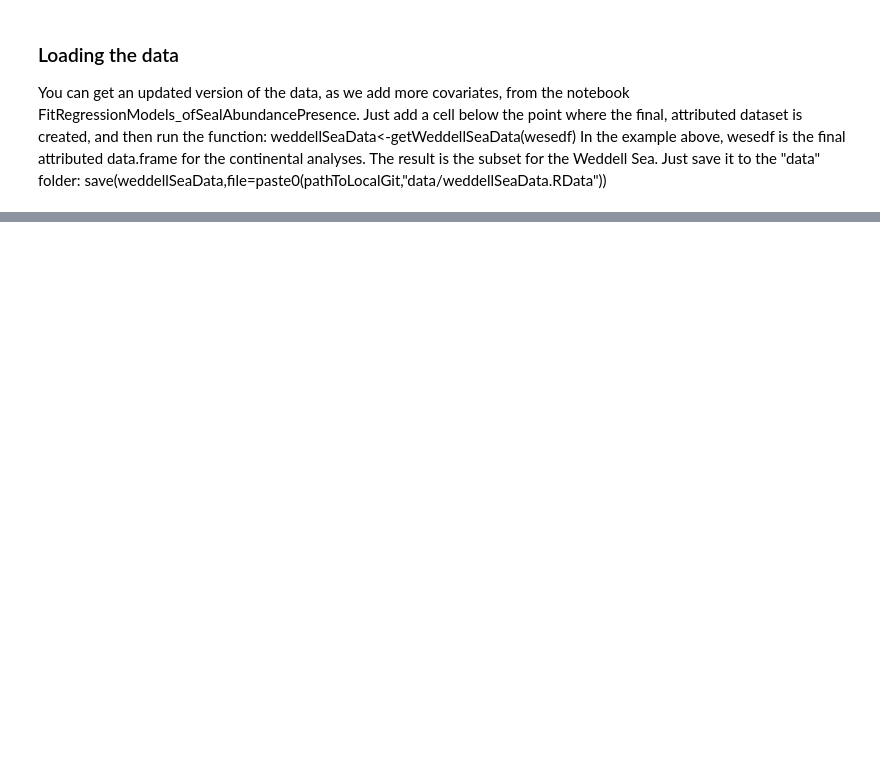
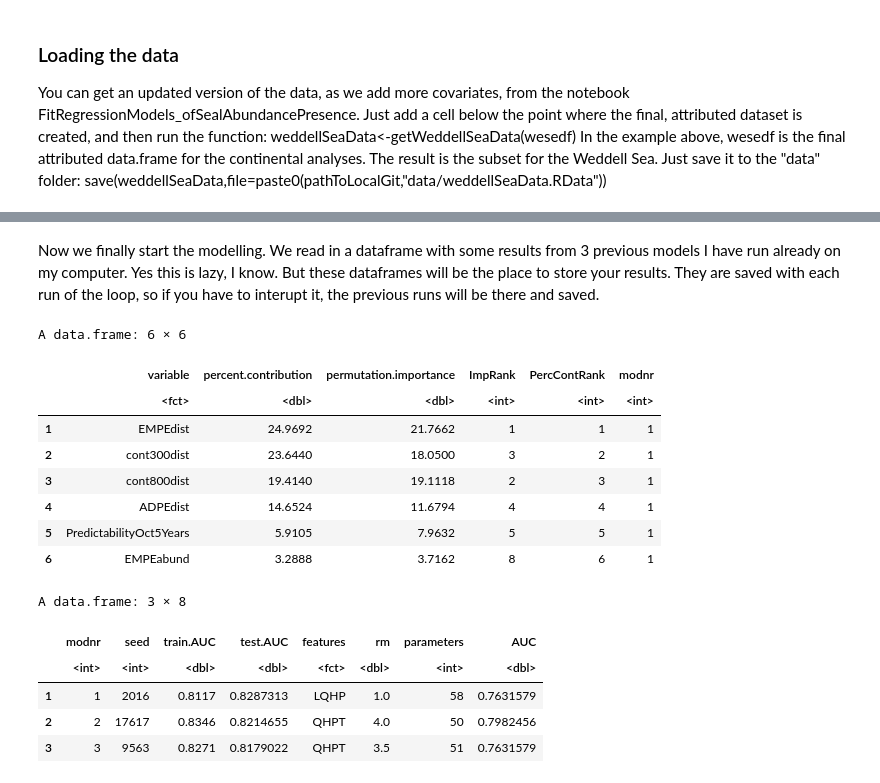
Before and after one commit to pointblue/ContinentalWESEestimates, a Jupyter notebook: notebooks/WeddellSea_WESEpresence_SDM.ipynb, the cells around one changed output, grey strips where cells are left out. Drawn from its saved outputs; the diff is of its cells as text; code cells hidden in the pictures; blank space fills up the shorter version.

```diff
--- a/notebooks/WeddellSea_WESEpresence_SDM.ipynb
+++ b/notebooks/WeddellSea_WESEpresence_SDM.ipynb
@@ -92,0 +511,32 @@ plot(ant)
+# %% [markdown]
+Now we finally start the modelling. We read in a dataframe with some results from 3 previous models I have run already on my computer. Yes this is lazy, I know. But these dataframes will be the place to store your results. They are saved with each run of the loop, so if you have to interupt it, the previous runs will be there and saved.
+# %%
+#This file contains the rankins of importance for each variable
+pathToMax <- paste0(pathToLocalGit,"/data/MaxentResults/")
+resultsImp_Max <- read.csv(paste0(pathToLocalGit,"/data/MaxentResults/ResultsImp_Max.csv"))
+head(resultsImp_Max)
+#This one contains model metrics for each model
+resultsPerf_Max <- read.csv(paste0(pathToLocalGit,"/data/MaxentResults/ResultsPerf_Max.csv"))
+head(resultsPerf_Max)
+
+set.seed(69)
+runs <- 500
+# generate vector of seeds
+eff_seeds <- sample(1:2^15, runs)
+occs <- seal_train[,c("lon","lat")]
+# %% [output]
+A data.frame: 6 × 6
+|  | variable | percent.contribution | permutation.importance | ImpRank | PercContRank | modnr |
+|  | <fct> | <dbl> | <dbl> | <int> | <int> | <int> |
+| 1 | EMPEdist | 24.9692 | 21.7662 | 1 | 1 | 1 |
+| 2 | cont300dist | 23.6440 | 18.0500 | 3 | 2 | 1 |
+| 3 | cont800dist | 19.4140 | 19.1118 | 2 | 3 | 1 |
+| 4 | ADPEdist | 14.6524 | 11.6794 | 4 | 4 | 1 |
+| 5 | PredictabilityOct5Years | 5.9105 | 7.9632 | 5 | 5 | 1 |
+| 6 | EMPEabund | 3.2888 | 3.7162 | 8 | 6 | 1 |
+A data.frame: 3 × 8
+|  | modnr | seed | train.AUC | test.AUC | features | rm | parameters | AUC |
+|  | <int> | <int> | <dbl> | <dbl> | <fct> | <dbl> | <int> | <dbl> |
+| 1 | 1 | 2016 | 0.8117 | 0.8287313 | LQHP | 1.0 | 58 | 0.7631579 |
+| 2 | 2 | 17617 | 0.8346 | 0.8214655 | QHPT | 4.0 | 50 | 0.7982456 |
+| 3 | 3 | 9563 | 0.8271 | 0.8179022 | QHPT | 3.5 | 51 | 0.7631579 |
```
Also changed, not shown: parts of 22 cells of this notebook, 5 other files.
